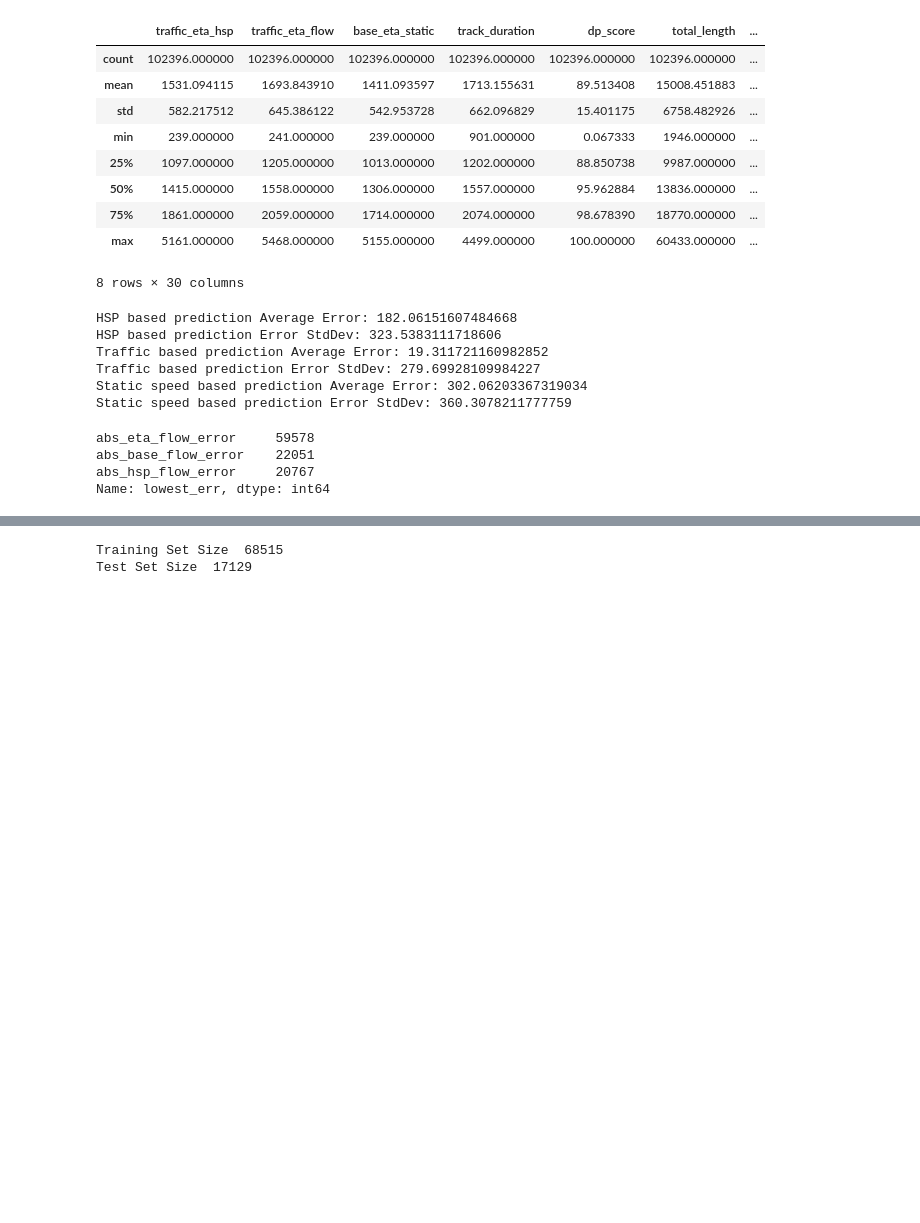
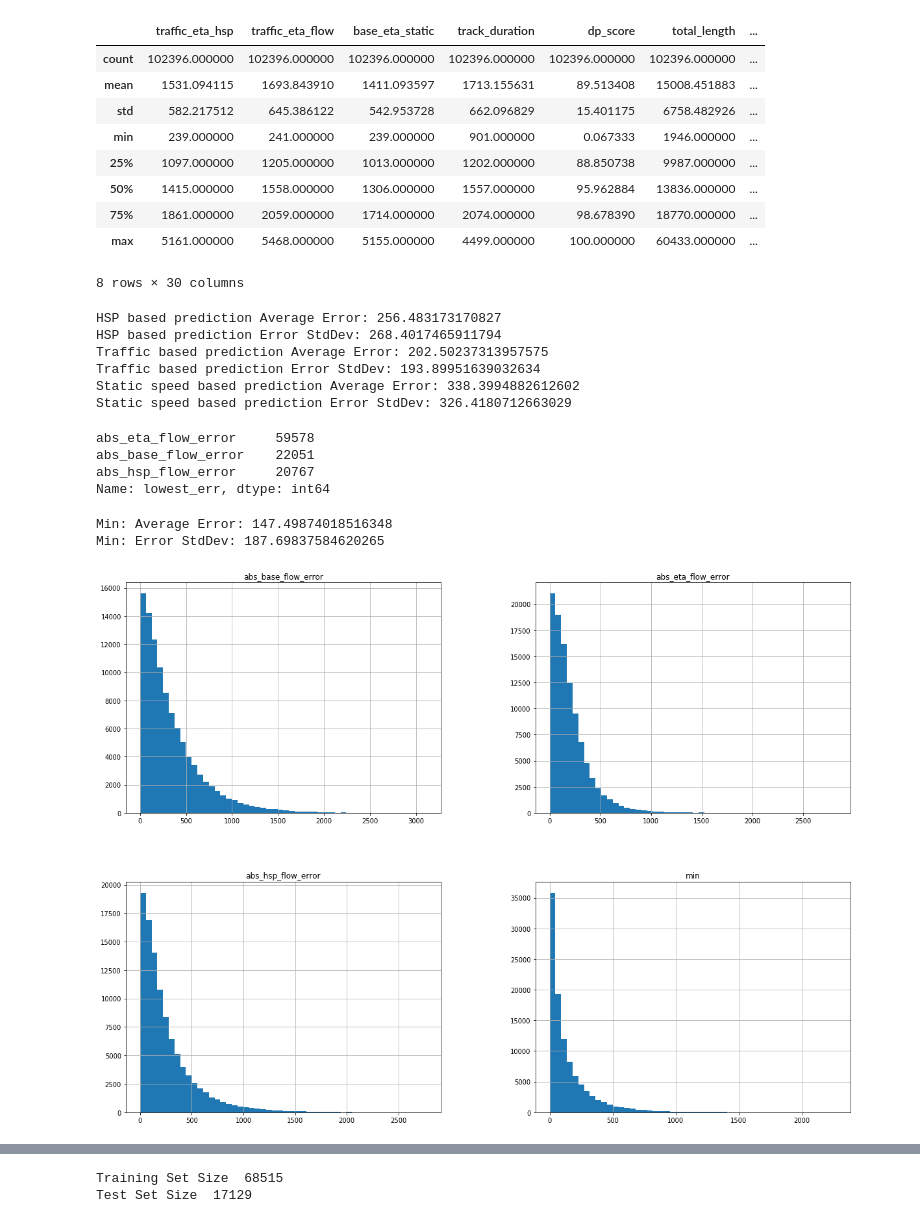
Before and after one commit to kellyfj/eta_prediction_with_machine_learning, a Jupyter notebook: data_exploration.ipynb, the cells around one changed output, grey strips where cells are left out. Saved outputs shown, nothing was run; the diff lists cells and outputs as text; code cells hidden in the pictures; blank space fills up the shorter version.

```diff
--- a/data_exploration.ipynb
+++ b/data_exploration.ipynb
@@ -34,40 +34,56 @@ berlin_data.describe()
 | max | 5161.000000 | 5468.000000 | 5155.000000 | 4499.000000 | 100.000000 | 60433.000000 | ... |
 8 rows × 30 columns
 # %%
-#Figure out which prediction is best
+#Figure out which prediction is best between HSP / ETA Flow and Base ETA Static
 actual_vs_historic = berlin_data["track_duration"] - berlin_data["traffic_eta_hsp"]
-print("HSP based prediction Average Error:", actual_vs_historic.mean())
-print("HSP based prediction Error StdDev:", actual_vs_historic.std())
+print("HSP based prediction Average Error:", actual_vs_historic.abs().mean())
+print("HSP based prediction Error StdDev:", actual_vs_historic.abs().std())
 
 actual_vs_traffic = berlin_data["track_duration"] - berlin_data["traffic_eta_flow"]
-print("Traffic based prediction Average Error:", actual_vs_traffic.mean())
-print("Traffic based prediction Error StdDev:", actual_vs_traffic.std())
+print("Traffic based prediction Average Error:", actual_vs_traffic.abs().mean())
+print("Traffic based prediction Error StdDev:", actual_vs_traffic.abs().std())
 
 actual_vs_static = berlin_data["track_duration"] - berlin_data["base_eta_static"]
-print("Static speed based prediction Average Error:", actual_vs_static.mean())
-print("Static speed based prediction Error StdDev:", actual_vs_static.std())
+print("Static speed based prediction Average Error:", actual_vs_static.abs().mean())
+print("Static speed based prediction Error StdDev:", actual_vs_static.abs().std())
 
 #Count how often each prediction is best
-berlin_data["eta_flow_error"] = berlin_data["track_duration"] - berlin_data["traffic_eta_flow"]
-berlin_data["hsp_flow_error"] = berlin_data["track_duration"] - berlin_data["traffic_eta_hsp"]
-berlin_data["base_flow_error"] = berlin_data["track_duration"] - berlin_data["base_eta_static"]
+temp1 = berlin_data[['track_duration', 'traffic_eta_flow', 'traffic_eta_hsp', 'base_eta_static']].copy()
+temp1["eta_flow_error"] = temp1["track_duration"] - temp1["traffic_eta_flow"]
+temp1["hsp_flow_error"] = temp1["track_duration"] - temp1["traffic_eta_hsp"]
+temp1["base_flow_error"] = temp1["track_duration"] - temp1["base_eta_static"]
 
-berlin_data["abs_eta_flow_error"] = berlin_data["eta_flow_error"].abs()
-berlin_data["abs_hsp_flow_error"] = berlin_data["hsp_flow_error"].abs()
-berlin_data["abs_base_flow_error"] = berlin_data["base_flow_error"].abs()
+temp1["abs_eta_flow_error"] = temp1["eta_flow_error"].abs()
+temp1["abs_hsp_flow_error"] = temp1["hsp_flow_error"].abs()
+temp1["abs_base_flow_error"] = temp1["base_flow_error"].abs()
 
-temp = berlin_data[['abs_eta_flow_error', 'abs_hsp_flow_error', 'abs_base_flow_error']].copy()
-#Get column with lowest value (lowest error)
-temp['lowest_err'] = temp.idxmin(axis=1)
-temp['lowest_err'].value_counts()
+temp2 = temp1[['abs_eta_flow_error', 'abs_hsp_flow_error', 'abs_base_flow_error']].copy()
+temp2['lowest_err'] = temp2.idxmin(axis=1) #Get column with lowest value (lowest error)
+temp2['lowest_err'].value_counts()
 # %% [output]
-HSP based prediction Average Error: 182.06151607484668
-HSP based prediction Error StdDev: 323.5383111718606
-Traffic based prediction Average Error: 19.311721160982852
-Traffic based prediction Error StdDev: 279.69928109984227
-Static speed based prediction Average Error: 302.06203367319034
-Static speed based prediction Error StdDev: 360.3078211777759
+HSP based prediction Average Error: 256.483173170827
+HSP based prediction Error StdDev: 268.4017465911794
+Traffic based prediction Average Error: 202.50237313957575
+Traffic based prediction Error StdDev: 193.89951639032634
+Static speed based prediction Average Error: 338.3994882612602
+Static speed based prediction Error StdDev: 326.4180712663029
 abs_eta_flow_error     59578
 abs_base_flow_error    22051
 abs_hsp_flow_error     20767
 Name: lowest_err, dtype: int64
+# %%
+#If we can somehow pick the best prediction each time how good can it be
+temp3 = temp1[['abs_eta_flow_error', 'abs_hsp_flow_error', 'abs_base_flow_error']].copy()
+#Find minimum value
+temp3['min'] = temp3.loc[:, ['abs_eta_flow_error', 'abs_hsp_flow_error', 'abs_base_flow_error']].min(axis=1)
+print("Min: Average Error:", temp3['min'].mean())
+print("Min: Error StdDev:", temp3['min'].std())
+
+%matplotlib inline
+import matplotlib.pyplot as plt
+temp3.hist(bins=50, figsize=(20,15))
+plt.show()
+# %% [output]
+Min: Average Error: 147.49874018516348
+Min: Error StdDev: 187.69837584620265
+[figure, added]
```
Also changed, not shown: parts of 13 cells of this notebook.
